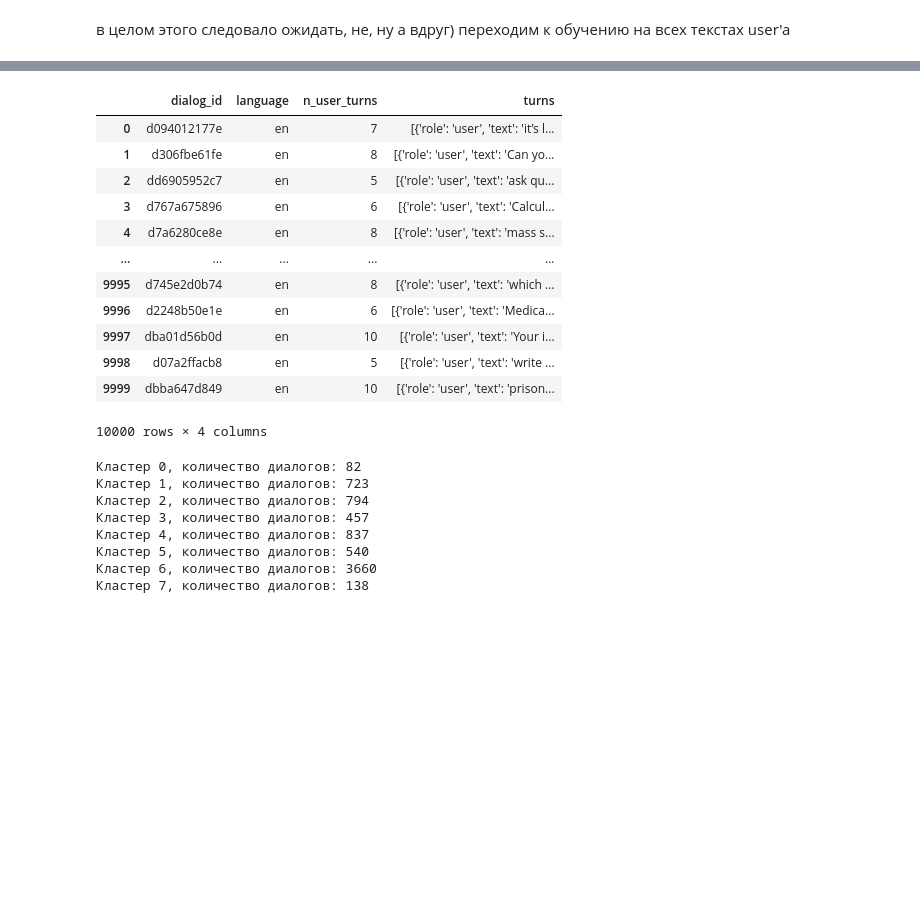
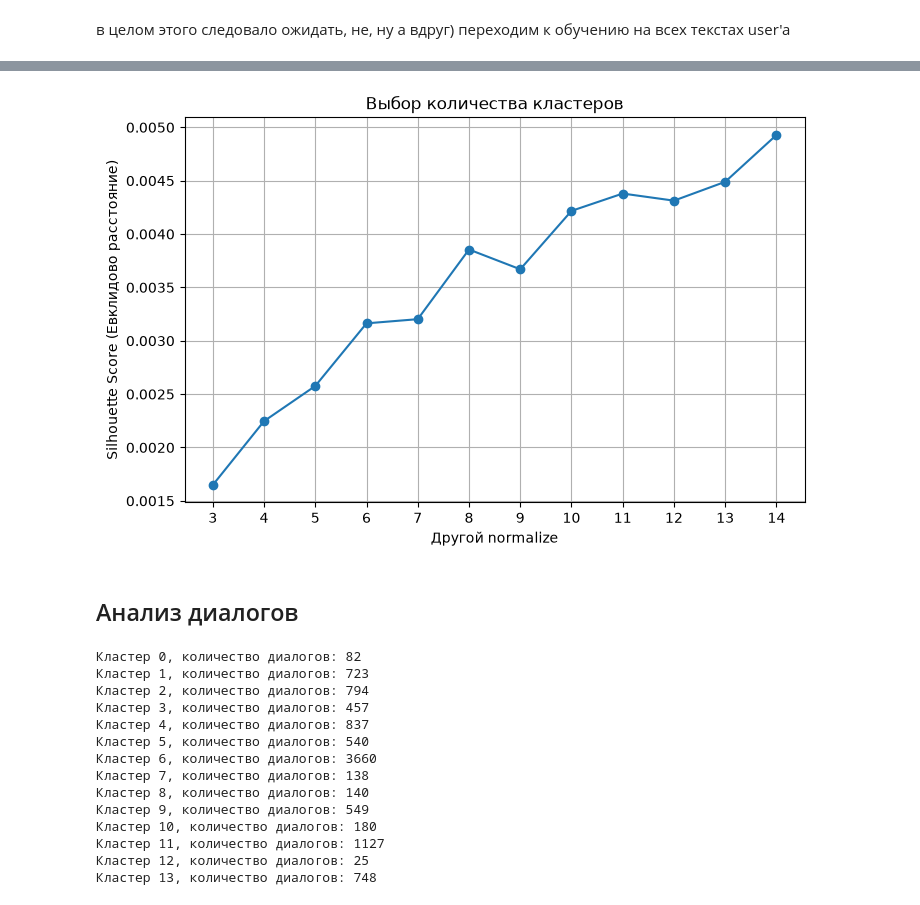
Before and after one commit to Half-Head/ML_homework, a Jupyter notebook: hw1/data_analyze.ipynb, the cells around one changed output, grey strips where cells are left out. Cells and saved outputs as stored; diff of their text form; code cells hidden in the pictures; blank space fills up the shorter version.

Commit message:
themes done

```diff
--- a/hw1/data_analyze.ipynb
+++ b/hw1/data_analyze.ipynb
@@ -254,0 +255,15 @@ plt.show()
+# %%
+X,  tf_idfer = vectorize_topic_texts(key_words_classterize, full_normalize=False) # наши диалоги в циферках
+
+empty_mask = np.asarray(X.getnnz(axis=1) == 0).ravel()
+print("Диалогов без TF-IDF-признаков:", empty_mask.sum())
+
+scores_silhuet = []
+for k in range (3, 15):
+    kmeans = KMeans(n_clusters=k, init='k-means++', n_init=10, max_iter=300, random_state=SEED)
+    cluster_labels = kmeans.fit_predict(X)
+
+    scores_silhuet.append((k, silhouette_score(X, cluster_labels, random_state=SEED, sample_size=None, metric='euclidean')))
+
+score_table = pd.DataFrame(scores_silhuet, columns=["k", "silhouette_score"])
+print(score_table)
@@ -254,0 +285,14 @@ plt.show()
+# %%
+plt.figure(figsize=(8, 5))
+plt.plot(score_table["k"], score_table["silhouette_score"], marker="o")
+
+plt.xlabel("Другой normalize")
+plt.ylabel("Silhouette Score (Евклидово расстояние)")
+plt.title("Выбор количества кластеров")
+plt.xticks(score_table["k"])
+plt.grid(True)
+plt.show()
+# %% [output]
+[figure, added]
+# %% [markdown]
+## Анализ диалогов
@@ -257,29 +310,13 @@ kmeans = KMeans(n_clusters=8, init='k-means++', n_init=10, max_iter=300, random_
 cluster_labels = kmeans.fit_predict(X)
-# %%
-data
-# %% [output]
-|  | dialog_id | language | n_user_turns | turns |
-| 0 | d094012177e | en | 7 | [{'role': 'user', 'text': 'it’s l... |
-| 1 | d306fbe61fe | en | 8 | [{'role': 'user', 'text': 'Can yo... |
-| 2 | dd6905952c7 | en | 5 | [{'role': 'user', 'text': 'ask qu... |
-| 3 | d767a675896 | en | 6 | [{'role': 'user', 'text': 'Calcul... |
-| 4 | d7a6280ce8e | en | 8 | [{'role': 'user', 'text': 'mass s... |
-| ... | ... | ... | ... | ... |
-| 9995 | d745e2d0b74 | en | 8 | [{'role': 'user', 'text': 'which ... |
-| 9996 | d2248b50e1e | en | 6 | [{'role': 'user', 'text': 'Medica... |
-| 9997 | dba01d56b0d | en | 10 | [{'role': 'user', 'text': 'Your i... |
-| 9998 | d07a2ffacb8 | en | 5 | [{'role': 'user', 'text': 'write ... |
-| 9999 | dbba647d849 | en | 10 | [{'role': 'user', 'text': 'prison... |
-10000 rows × 4 columns
 # %%
 dialog_table_to_analyze = []
-for theme_idx in range(8):
+for theme_idx in range(14):
     indexes = cluster_labels == theme_idx
     themed_dialog = data[indexes]
 
-    print(f"Кластер {theme_idx}, количество диалогов: {len(themed_dialog)}")
+    print(f'Кластер {theme_idx}, количество диалогов: {len(themed_dialog)}')
 
-    n_samples = min(5, len(themed_dialog))
+    n_samples = min(15, len(themed_dialog))
 
     if n_samples > 0:
         selected_indices = np.random.choice(
@@ -293,7 +330,7 @@ for theme_idx in range(8):
 
     dialog_table_to_analyze.append((theme_idx, get_dialog))
 
-dialog_table_to_analyze = pd.DataFrame(dialog_table_to_analyze, columns=["theme", "dialog"])
+dialog_table_to_analyze = pd.DataFrame(dialog_table_to_analyze, columns=['theme', 'dialog'])
 # %% [output]
 Кластер 0, количество диалогов: 82
 Кластер 1, количество диалогов: 723
@@ -303,4 +340,10 @@ dialog_table_to_analyze = pd.DataFrame(dialog_table_to_analyze, columns=["theme"
 Кластер 5, количество диалогов: 540
 Кластер 6, количество диалогов: 3660
 Кластер 7, количество диалогов: 138
+Кластер 8, количество диалогов: 140
+Кластер 9, количество диалогов: 549
+Кластер 10, количество диалогов: 180
+Кластер 11, количество диалогов: 1127
+Кластер 12, количество диалогов: 25
+Кластер 13, количество диалогов: 748
 # %%
```
Also changed, not shown: parts of 18 cells of this notebook, 2 other files.
